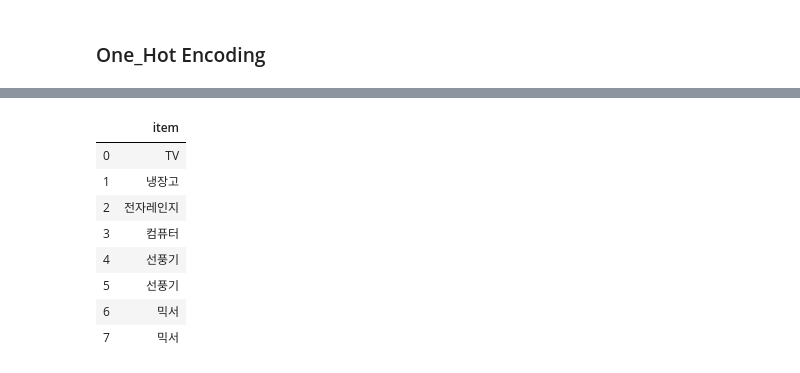
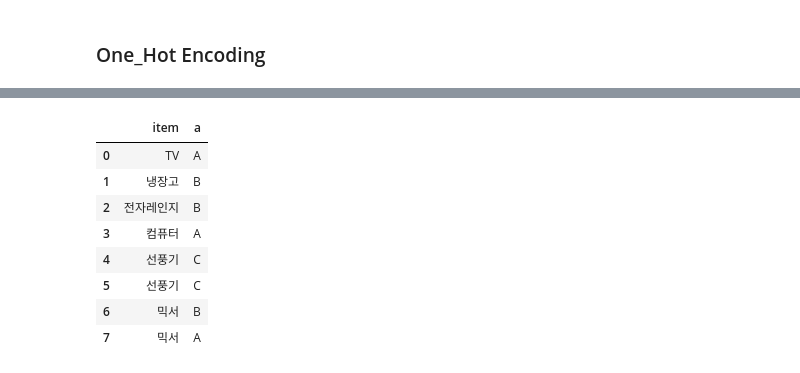
Before and after one commit to skyworld19/ds-school-advanced, a Jupyter notebook: ML_11_OneHot_LabelEncoder.ipynb, the cells around one changed output, grey strips where cells are left out. Saved outputs shown, nothing was run; the diff lists cells and outputs as text; code cells hidden in the pictures.

```diff
--- a/ML_11_OneHot_LabelEncoder.ipynb
+++ b/ML_11_OneHot_LabelEncoder.ipynb
@@ -177,14 +247,14 @@ In case you used a LabelEncoder before this OneHotEncoder to convert the categor
 # %%
 ##Pandas의 getDummies()를 이용한 One-Hot Encoding
-df = DataFrame({'item':items})
+df = DataFrame({'item':items, 'a':list("ABBACCBA")})
 df
 # %% [output]
-|  | item |
-| 0 | TV |
-| 1 | 냉장고 |
-| 2 | 전자레인지 |
-| 3 | 컴퓨터 |
-| 4 | 선풍기 |
-| 5 | 선풍기 |
-| 6 | 믹서 |
-| 7 | 믹서 |
+|  | item | a |
+| 0 | TV | A |
+| 1 | 냉장고 | B |
+| 2 | 전자레인지 | B |
+| 3 | 컴퓨터 | A |
+| 4 | 선풍기 | C |
+| 5 | 선풍기 | C |
+| 6 | 믹서 | B |
+| 7 | 믹서 | A |
```
Also changed, not shown: parts of 18 cells of this notebook.
